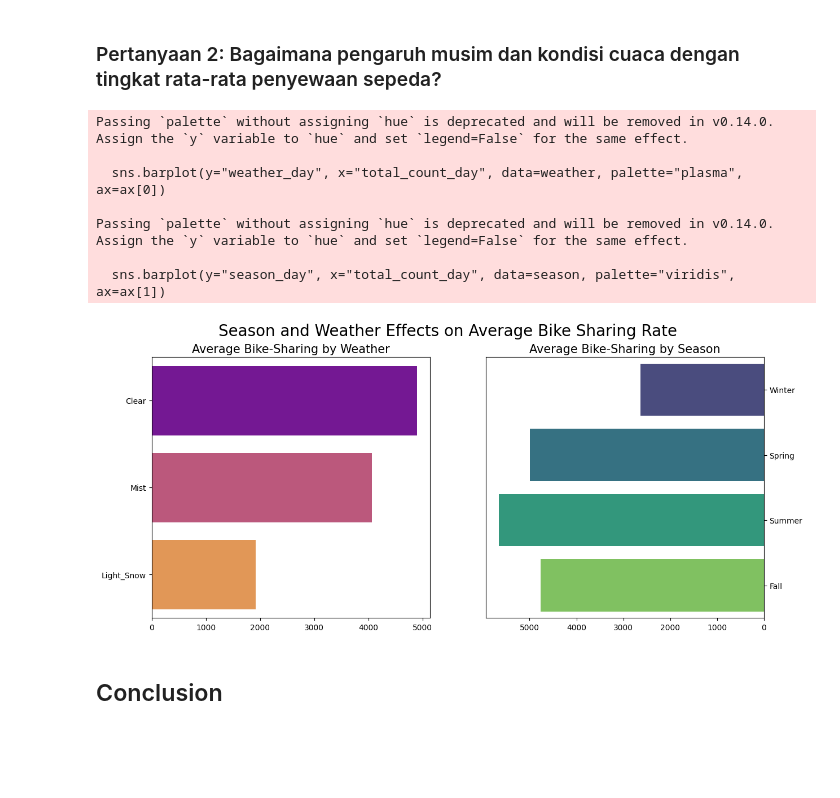
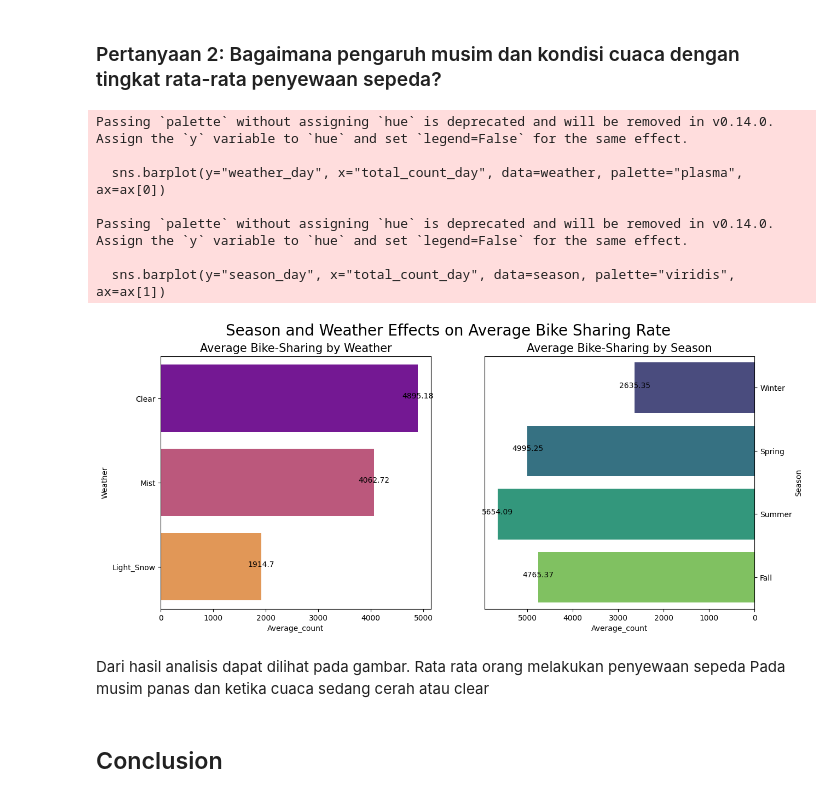
Before and after one commit to salsabilatuadaa/Proyek-Analisis-Data, a Jupyter notebook: notebook.ipynb, the cells around one changed output. Cells and saved outputs as stored; diff of their text form; code cells hidden in the pictures; blank space fills up the shorter version.

```diff
--- a/notebook.ipynb
+++ b/notebook.ipynb
@@ -21,7 +21,8 @@ import seaborn as sns
 ### Gathering Data
 # %%
 # Memuat tabel day
-day_df = pd.read_csv('day.csv')
+url = "https://raw.githubusercontent.com/salsabilatuadaa/Proyek-Analisis-Data/047631da323470186ec486f2ec40217607ccc9cc/data/day.csv"
+day_df = pd.read_csv(url)
 day_df.head()
 # %% [output]
 |  | instant | dteday | season | yr | mnth | holiday | weekday | workingday | weathersit | temp | ... |
@@ -32,7 +33,8 @@ day_df.head()
 | 4 | 5 | 2011-01-05 | 1 | 0 | 1 | 0 | 3 | 1 | 1 | 0.226957 | ... |
 # %%
 # Memuat tabel hour
-hour_df = pd.read_csv('hour.csv')
+url = 'https://raw.githubusercontent.com/salsabilatuadaa/Proyek-Analisis-Data/047631da323470186ec486f2ec40217607ccc9cc/data/hour.csv'
+hour_df = pd.read_csv(url)
 hour_df.head()
 # %% [output]
 |  | instant | dteday | season | yr | mnth | hr | holiday | weekday | workingday | weathersit | ... |
@@ -462,34 +471,41 @@ plt.show()
 # %%
 weather = bike_all_df.groupby(['weather_day'])['total_count_day'].mean().reset_index()
 season = bike_all_df.groupby(['season_day'])['total_count_day'].mean().reset_index()
 
 fig, ax = plt.subplots(nrows=1, ncols=2, figsize=(14, 6))
 
 sns.barplot(y="weather_day", x="total_count_day", data=weather, palette="plasma", ax=ax[0])
-ax[0].set_xlabel(None)
-ax[0].set_ylabel(None)
+ax[0].set_xlabel("Average_count")
+ax[0].set_ylabel("Weather")
 ax[0].set_title("Average Bike-Sharing by Weather", loc="center", fontsize=15)
 
+for i, val in enumerate(weather['total_count_day']):
+    ax[0].text(val, i, round(val, 2), color='black', ha="center")
 
 sns.barplot(y="season_day", x="total_count_day", data=season, palette="viridis", ax=ax[1])
-ax[1].set_xlabel(None)
-ax[1].set_ylabel(None)
+ax[1].set_xlabel("Average_count")
+ax[1].set_ylabel("Season")
 ax[1].set_title("Average Bike-Sharing by Season", loc="center", fontsize=15)
 ax[1].invert_xaxis()
 ax[1].yaxis.set_label_position("right")
 ax[1].yaxis.tick_right()
 
+for i, val in enumerate(season['total_count_day']):
+    ax[1].text(val, i, round(val, 2), color='black', ha="center")
+
 plt.suptitle("Season and Weather Effects on Average Bike Sharing Rate", fontsize=20)
 plt.show()
 # %% [output]
 Passing `palette` without assigning `hue` is deprecated and will be removed in v0.14.0. Assign the `y` variable to `hue` and set `legend=False` for the same effect.
 
   sns.barplot(y="weather_day", x="total_count_day", data=weather, palette="plasma", ax=ax[0])
 
 Passing `palette` without assigning `hue` is deprecated and will be removed in v0.14.0. Assign the `y` variable to `hue` and set `legend=False` for the same effect.
 
   sns.barplot(y="season_day", x="total_count_day", data=season, palette="viridis", ax=ax[1])
-[figure, old version]
+[figure, new version]
+# %% [markdown]
+Dari hasil analisis dapat dilihat pada gambar. Rata rata orang melakukan penyewaan sepeda Pada musim panas dan ketika cuaca sedang cerah atau clear
 # %% [markdown]
 ## Conclusion
 # %% [markdown]
```
Also changed, not shown: parts of 4 cells of this notebook.
